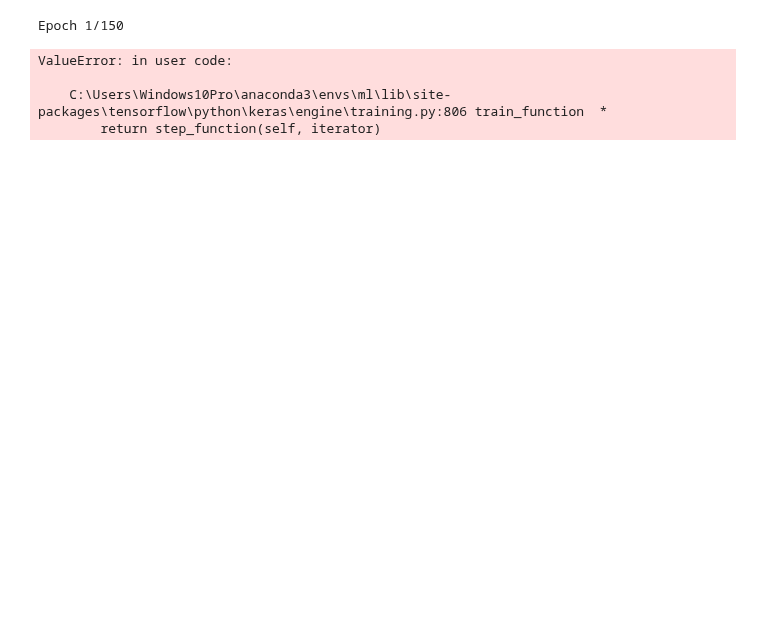
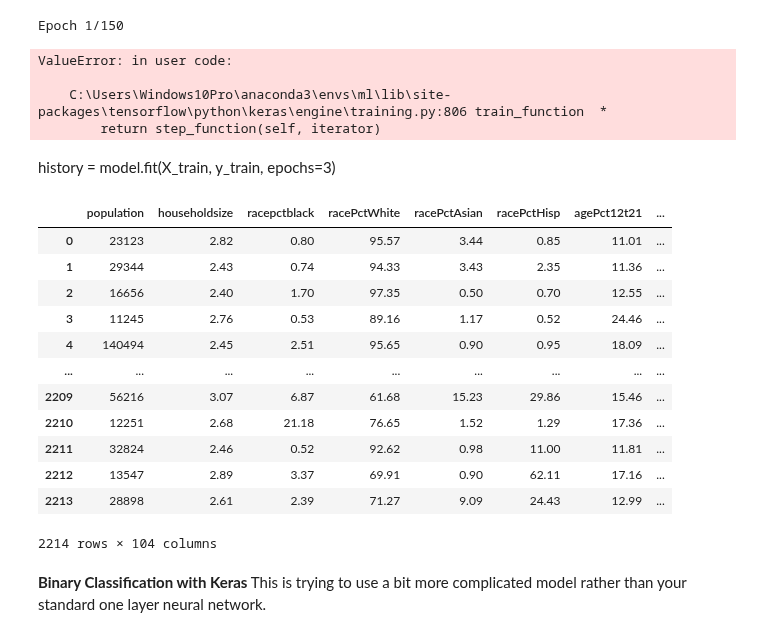
Before and after one commit to blueriver212/Crime_Prediction_ML, a Jupyter notebook: 4-NeuralNet/NN-Indy.ipynb, the cells around one changed output. Cells and saved outputs as stored; diff of their text form; code cells hidden in the pictures; blank space fills up the shorter version.

```diff
--- a/4-NeuralNet/NN-Indy.ipynb
+++ b/4-NeuralNet/NN-Indy.ipynb
@@ -68,3 +81,24 @@ ValueError: in user code:
 
     C:\Users\Windows10Pro\anaconda3\envs\ml\lib\site-packages\tensorflow\python\keras\engine\training.py:806 train_function  *
         return step_function(self, iterator)
+# %% [markdown]
+history = model.fit(X_train, y_train, epochs=3)
+# %%
+data
+# %% [output]
+|  | population | householdsize | racepctblack | racePctWhite | racePctAsian | racePctHisp | agePct12t21 | ... |
+| 0 | 23123 | 2.82 | 0.80 | 95.57 | 3.44 | 0.85 | 11.01 | ... |
+| 1 | 29344 | 2.43 | 0.74 | 94.33 | 3.43 | 2.35 | 11.36 | ... |
+| 2 | 16656 | 2.40 | 1.70 | 97.35 | 0.50 | 0.70 | 12.55 | ... |
+| 3 | 11245 | 2.76 | 0.53 | 89.16 | 1.17 | 0.52 | 24.46 | ... |
+| 4 | 140494 | 2.45 | 2.51 | 95.65 | 0.90 | 0.95 | 18.09 | ... |
+| ... | ... | ... | ... | ... | ... | ... | ... | ... |
+| 2209 | 56216 | 3.07 | 6.87 | 61.68 | 15.23 | 29.86 | 15.46 | ... |
+| 2210 | 12251 | 2.68 | 21.18 | 76.65 | 1.52 | 1.29 | 17.36 | ... |
+| 2211 | 32824 | 2.46 | 0.52 | 92.62 | 0.98 | 11.00 | 11.81 | ... |
+| 2212 | 13547 | 2.89 | 3.37 | 69.91 | 0.90 | 62.11 | 17.16 | ... |
+| 2213 | 28898 | 2.61 | 2.39 | 71.27 | 9.09 | 24.43 | 12.99 | ... |
+2214 rows × 104 columns
+# %% [markdown]
+**Binary Classification with Keras**
+This is trying to use a bit more complicated model rather than your standard one layer neural network.
```
Also changed, not shown: parts of 6 cells of this notebook.
